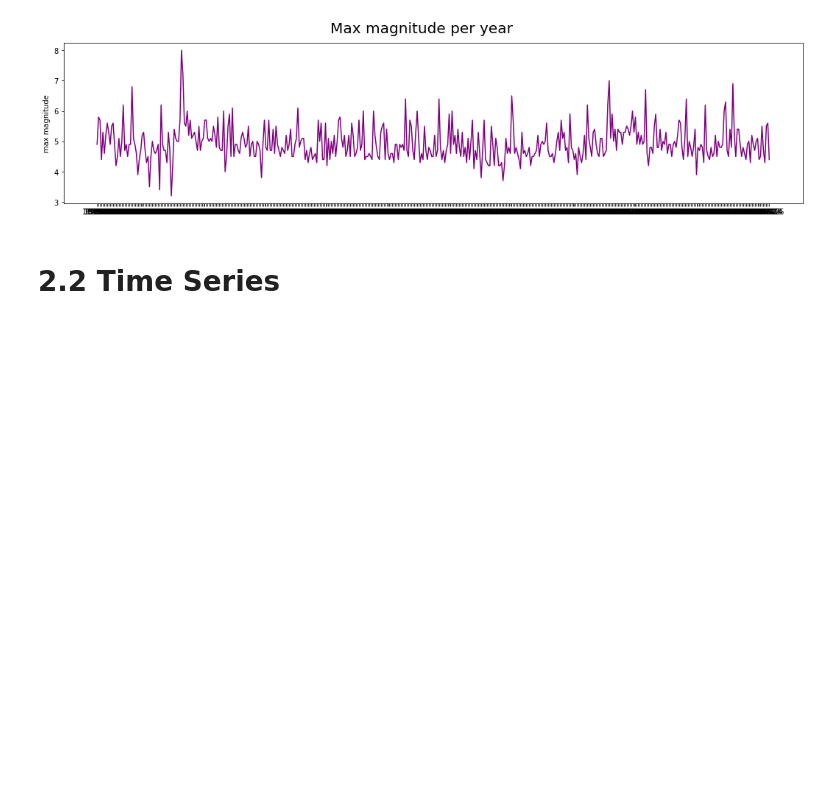
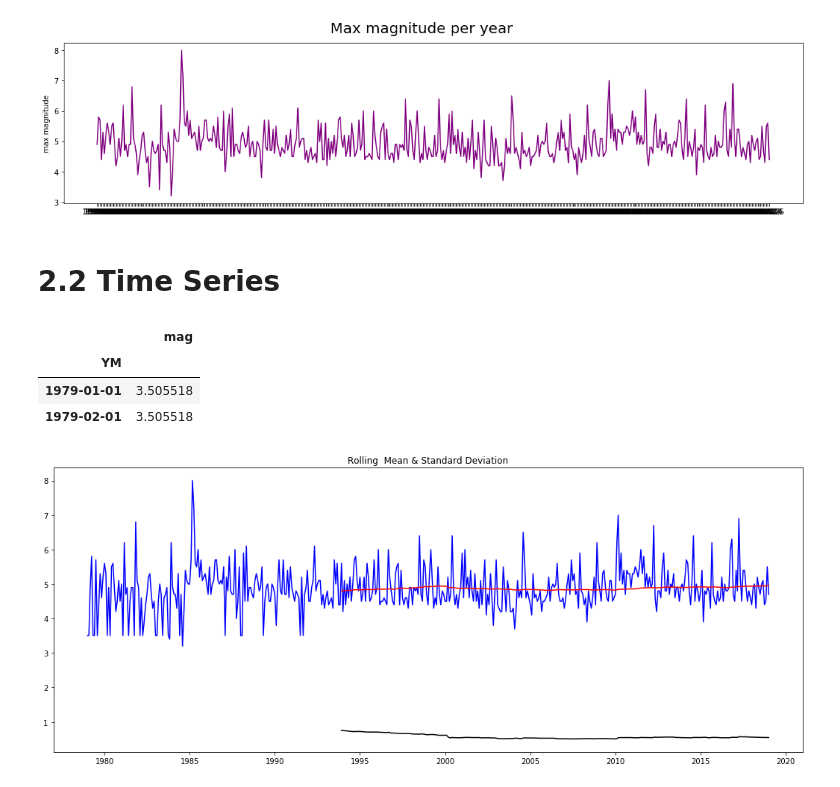
Before and after one commit to HitosVilla/TFM_Earthquake_Prediction, a Jupyter notebook: TFM_1_Data.ipynb, the cells around one changed output. Saved outputs shown, nothing was run; the diff lists cells and outputs as text; code cells hidden in the pictures; blank space fills up the shorter version.

```diff
--- a/TFM_1_Data.ipynb
+++ b/TFM_1_Data.ipynb
@@ -229,19 +224,41 @@ plt.show;
 [figure]
 # %% [markdown]
 # 2.2 Time Series
+# %%
+dfTiSe = (ts[['YM','mag']]
+          .groupby(['YM']).max()
+          .sort_index())
+# %%
+allmonths = pd.DataFrame()
+allmonths['YM'] = pd.date_range(start='1/1/1979', end='6/1/2019', freq='MS')
+# %%
+full_time_series = (allmonths.merge(dfTiSe, left_on='YM', right_index=True, how='left')
+                   .fillna(ts['mag'].mean())
+                   .set_index(allmonths['YM'])
+                   .sort_index())
+
+del full_time_series["YM"]
+full_time_series.head(2)
+# %% [output]
+|  | mag |
+| YM |  |
+| 1979-01-01 | 3.505518 |
+| 1979-02-01 | 3.505518 |
 # %%
 #Determining rolling statistics
 window_size = 180
-rolmean = SeTiSe.rolling(window = window_size).mean()
-rolstd = SeTiSe.rolling(window = window_size).std()
+rolmean = full_time_series.rolling(window = window_size).mean()
+rolstd = full_time_series.rolling(window = window_size).std()
 
 #plotting rolling statistics
 plt.figure(figsize=(18,7))
 plt.title('Rolling  Mean & Standard Deviation')
-orig = plt.plot(SeTiSe, color = 'blue', label = 'Original')
+orig = plt.plot(full_time_series, color = 'blue', label = 'Original')
 mean = plt.plot(rolmean, color = 'red', label = 'Rolling Mean')
 st = plt.plot(rolstd, color = 'black', label = 'Rolling Std')
 plt.show()
+# %% [output]
+[figure, added]
 # %%
 #Dickey_Fuller test:
 print('''Results of Dickey-Fuller Test:
```
Also changed, not shown: parts of 12 cells of this notebook.
